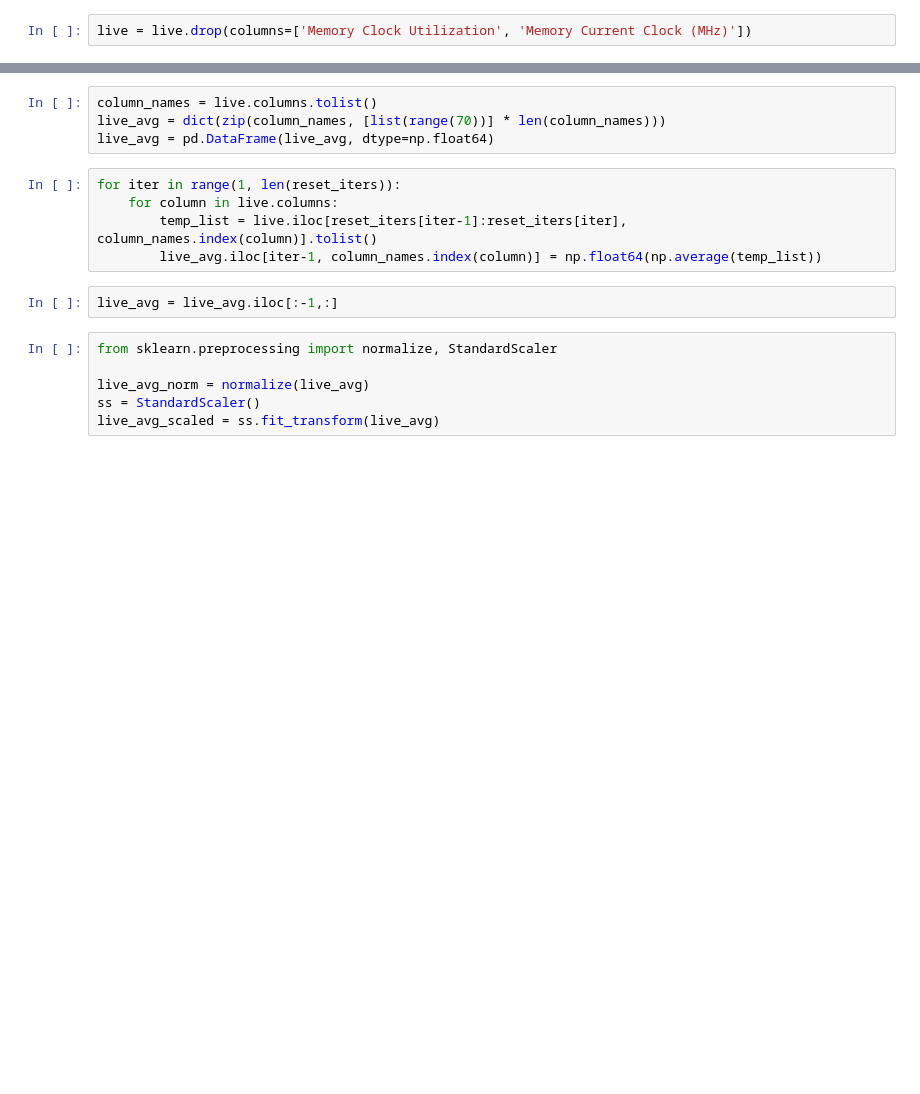
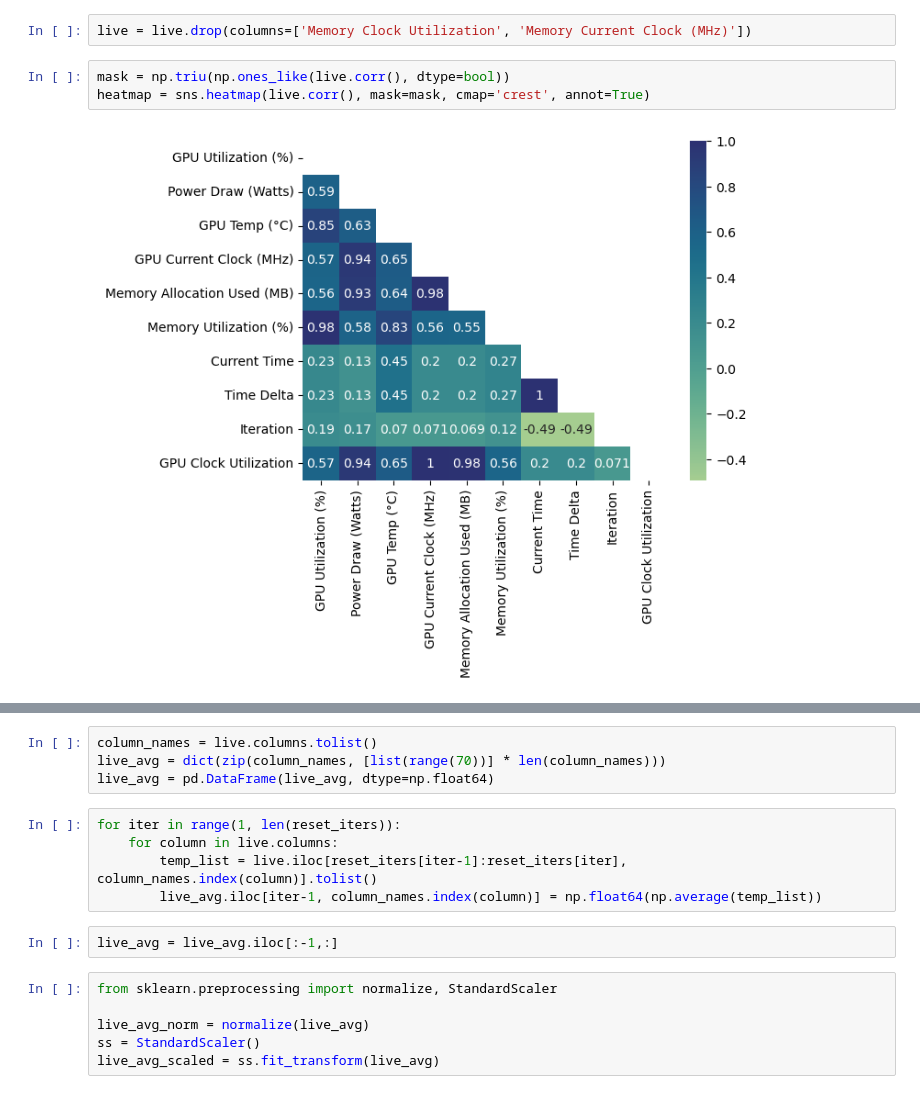
Before and after one commit to alt-rahul/5g-edge-app, a Jupyter notebook: model/data_processing.ipynb, the cells around one changed output, grey strips where cells are left out. Cells and saved outputs as stored; diff of their text form; blank space fills up the shorter version.

```diff
--- a/model/data_processing.ipynb
+++ b/model/data_processing.ipynb
@@ -22,2 +41,7 @@ reset_iters = live[live['Iteration'] == 1].index.tolist()
 # %%
 live = live.drop(columns=['Memory Clock Utilization', 'Memory Current Clock (MHz)'])
+# %%
+mask = np.triu(np.ones_like(live.corr(), dtype=bool))
+heatmap = sns.heatmap(live.corr(), mask=mask, cmap='crest', annot=True)
+# %% [output]
+[figure, added]
```
Also changed, not shown: parts of 5 cells of this notebook, 2 other files.
